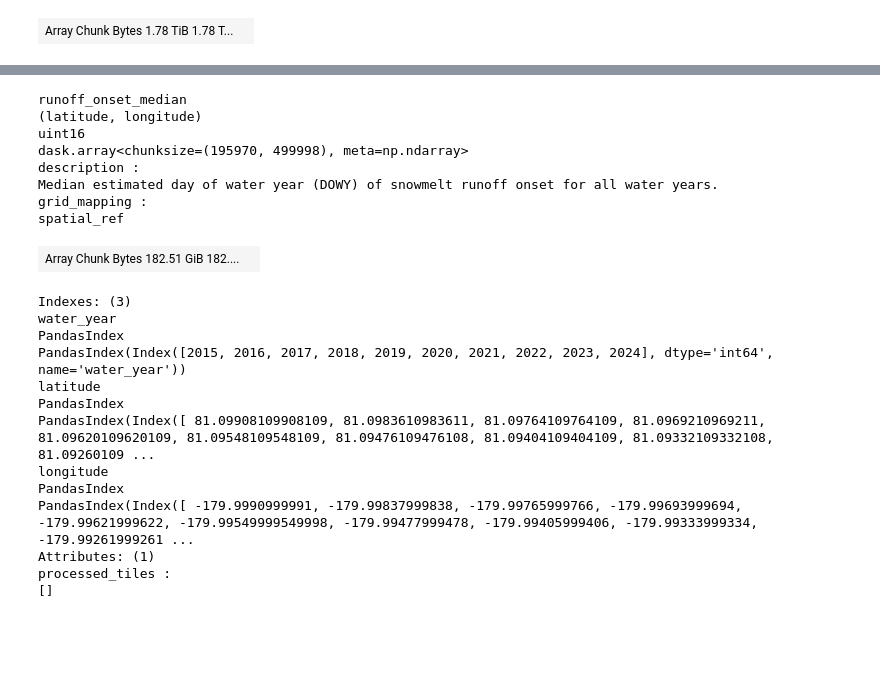
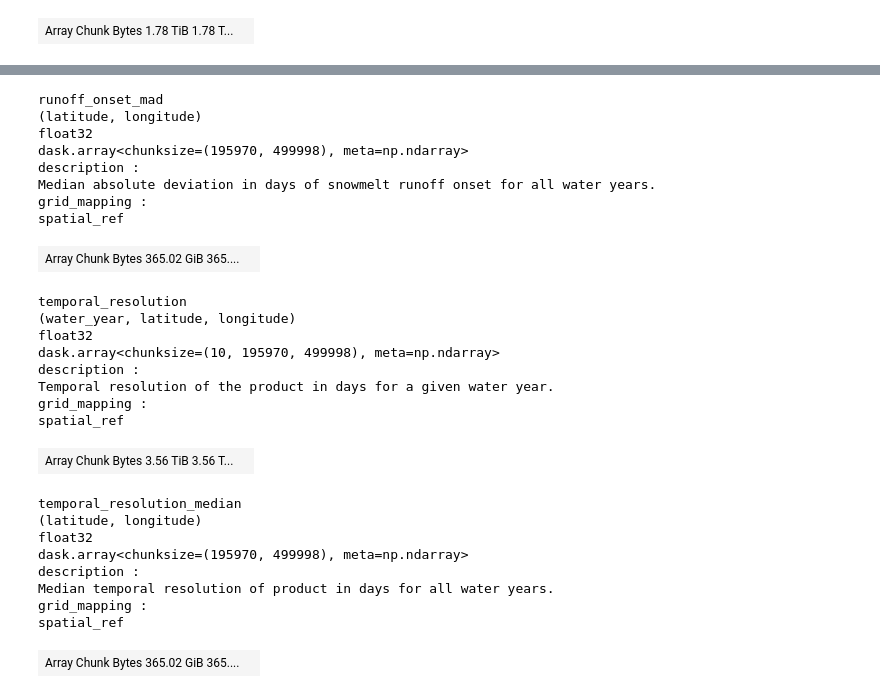
Before and after one commit to egagli/global_snowmelt_runoff_onset, a Jupyter notebook: processing/make_zarr_store.ipynb, the cells around one changed output, grey strips where cells are left out. Drawn from its saved outputs; the diff is of its cells as text; code cells hidden in the pictures; blank space fills up the shorter version.

```diff
--- a/processing/make_zarr_store.ipynb
+++ b/processing/make_zarr_store.ipynb
@@ -9,7 +40,7 @@ import configparser
 import dask
 from global_snowmelt_runoff_onset.config import Config, Tile
 # %%
-config = Config('../config/global_config_v6.txt')
+config = Config('../config/global_config_v7.txt')
 # %% [output]
 Configuration loaded:
 resolution = 0.00072000072000072
@@ -39,11 +77,12 @@ def build_global_runoff_onset_dataset(global_geobox, water_years, chunk_size):
     global_ds = xr.combine_by_coords([
     odc.geo.xr.xr_zeros(global_geobox, dtype=np.uint16, chunks=-1,).expand_dims({'water_year':water_years}).rename('runoff_onset'),
     odc.geo.xr.xr_zeros(global_geobox, dtype=np.uint16, chunks=-1).rename('runoff_onset_median'),
-    #odc.geo.xr.xr_zeros(global_geobox, dtype=np.float32, chunks=-1).rename('runoff_onset_std'),
     odc.geo.xr.wrap_xr(dask.array.full(shape=global_geobox.shape.yx,fill_value=nodata_float32,dtype=np.float32,chunks=-1),
                    global_geobox).rename('runoff_onset_mad'),
-    #odc.geo.xr.xr_zeros(global_geobox, dtype=np.float32, chunks=-1).rename('runoff_onset_trend'),
-    #odc.geo.xr.xr_zeros(global_geobox, dtype=np.float32, chunks=-1).rename('runoff_onset_trend_strength')
+    odc.geo.xr.wrap_xr(dask.array.full(shape=global_geobox.shape.yx,fill_value=nodata_float32,dtype=np.float32,chunks=-1),
+                    global_geobox).expand_dims({'water_year':water_years}).rename('temporal_resolution'),
+    odc.geo.xr.wrap_xr(dask.array.full(shape=global_geobox.shape.yx,fill_value=nodata_float32,dtype=np.float32,chunks=-1),
+                    global_geobox).rename('temporal_resolution_median'),
     ])
 
 
@@ -56,8 +95,8 @@ def build_global_runoff_onset_dataset(global_geobox, water_years, chunk_size):
     global_ds.runoff_onset.attrs['description'] = "Estimated day of water year (DOWY) of snowmelt runoff onset for a given water year."
     global_ds.runoff_onset_median.attrs['description'] = "Median estimated day of water year (DOWY) of snowmelt runoff onset for all water years."
     global_ds.runoff_onset_mad.attrs['description'] = "Median absolute deviation in days of snowmelt runoff onset for all water years."
-    #global_ds.runoff_onset_trend.attrs['description'] = "Linear trend in days of snowmelt runoff onset for all water years."
-    #global_ds.runoff_onset_trend_strength.attrs['description'] = "Correlation strength of snowmelt runoff onset trend for all water years."
+    global_ds.temporal_resolution_median.attrs['description'] = "Median temporal resolution of product in days for all water years."
+    global_ds.temporal_resolution.attrs['description'] = "Temporal resolution of the product in days for a given water year."
 
     global_ds.attrs['processed_tiles'] = []
 
@@ -118,19 +157,18 @@ def build_global_runoff_onset_dataset(global_geobox, water_years, chunk_size):
             "_FillValue": nodata_float32,
             "dtype": "float32",
         },
-        # "runoff_onset_trend": {
-        #     "chunks": chunk_size,
-        #     "compressor": zarr.Blosc(cname="zstd"),
-        #     "_FillValue": nodata_float32,
-        #     "dtype": "float32",
-        # },
-        # "runoff_onset_trend_strength": {
-        #     "chunks": chunk_size,
-        #     "compressor": zarr.Blosc(cname="zstd"),
-        #     "_FillValue": nodata_float32,
-        #     "dtype": "float32",
-        # },
-    }
+        "temporal_resolution_median": {
+            "chunks": chunk_size,
+            "compressor": zarr.Blosc(cname="zstd"),
+            "_FillValue": nodata_float32,
+            "dtype": "float32",
+        },
+        "temporal_resolution": {
+            "chunks": (1,) + chunk_size,
+            "compressor": zarr.Blosc(cname="zstd"),
+            "_FillValue": nodata_float32,
+            "dtype": "float32",
+    }}
 
     for var in global_ds.data_vars:
         global_ds[str(var)].attrs['grid_mapping'] = 'spatial_ref'
@@ -139,4 +181,4 @@ def build_global_runoff_onset_dataset(global_geobox, water_years, chunk_size):
 # %%
-global_ds, encoding = build_global_runoff_onset_dataset(config.global_geobox, config.water_years, config.spatial_chunk_dims)
+global_ds, encoding = build_global_runoff_onset_dataset(config.global_geobox, config.water_years, config.spatial_chunk_dims_zarr)
 global_ds
 # %% [output]
@@ -170,22 +212,27 @@ spatial_ref
-runoff_onset_median
+runoff_onset_mad
 (latitude, longitude)
-uint16
+float32
 dask.array<chunksize=(195970, 499998), meta=np.ndarray>
 description :
-Median estimated day of water year (DOWY) of snowmelt runoff onset for all water years.
+Median absolute deviation in days of snowmelt runoff onset for all water years.
 grid_mapping :
 spatial_ref
-| Array Chunk Bytes 182.51 GiB 182.... |  |
+| Array Chunk Bytes 365.02 GiB 365.... |  |
-Indexes: (3)
-water_year
-PandasIndex
-PandasIndex(Index([2015, 2016, 2017, 2018, 2019, 2020, 2021, 2022, 2023, 2024], dtype='int64', name='water_year'))
-latitude
-PandasIndex
-PandasIndex(Index([ 81.09908109908109, 81.0983610983611, 81.09764109764109, 81.0969210969211, 81.09620109620109, 81.09548109548109, 81.09476109476108, 81.09404109404109, 81.09332109332108, 81.09260109 ...
-longitude
-PandasIndex
-PandasIndex(Index([ -179.9990999991, -179.99837999838, -179.99765999766, -179.99693999694, -179.99621999622, -179.99549999549998, -179.99477999478, -179.99405999406, -179.99333999334, -179.99261999261 ...
-Attributes: (1)
-processed_tiles :
-[]
+temporal_resolution
+(water_year, latitude, longitude)
+float32
+dask.array<chunksize=(10, 195970, 499998), meta=np.ndarray>
+description :
+Temporal resolution of the product in days for a given water year.
+grid_mapping :
+spatial_ref
+| Array Chunk Bytes 3.56 TiB 3.56 T... |  |
+temporal_resolution_median
+(latitude, longitude)
+float32
+dask.array<chunksize=(195970, 499998), meta=np.ndarray>
+description :
+Median temporal resolution of product in days for all water years.
+grid_mapping :
+spatial_ref
+| Array Chunk Bytes 365.02 GiB 365.... |  |
```
Also changed, not shown: parts of 11 cells of this notebook.
